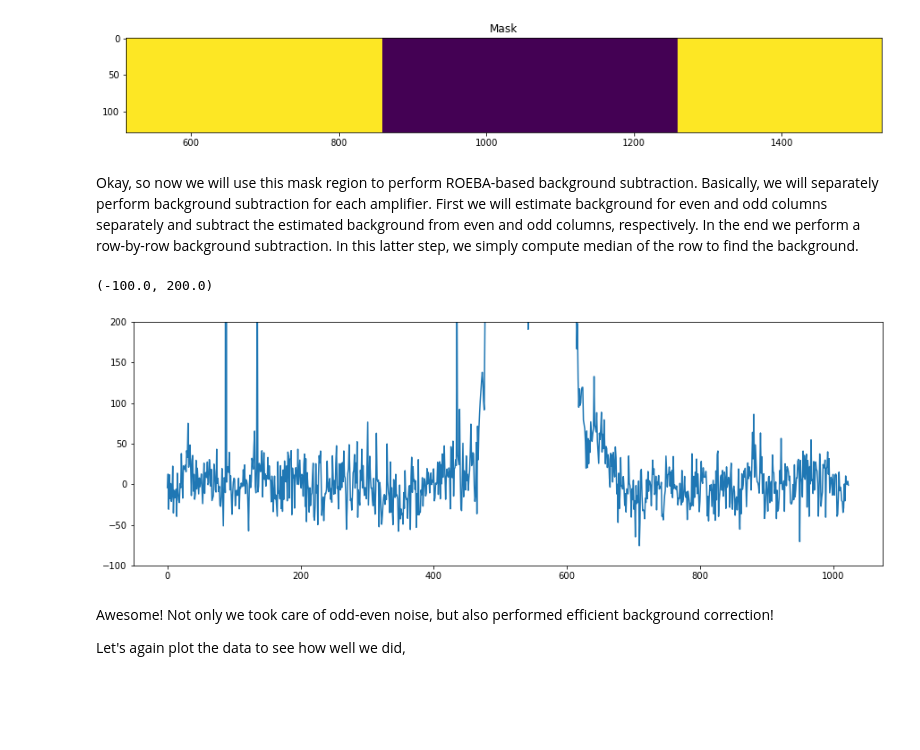
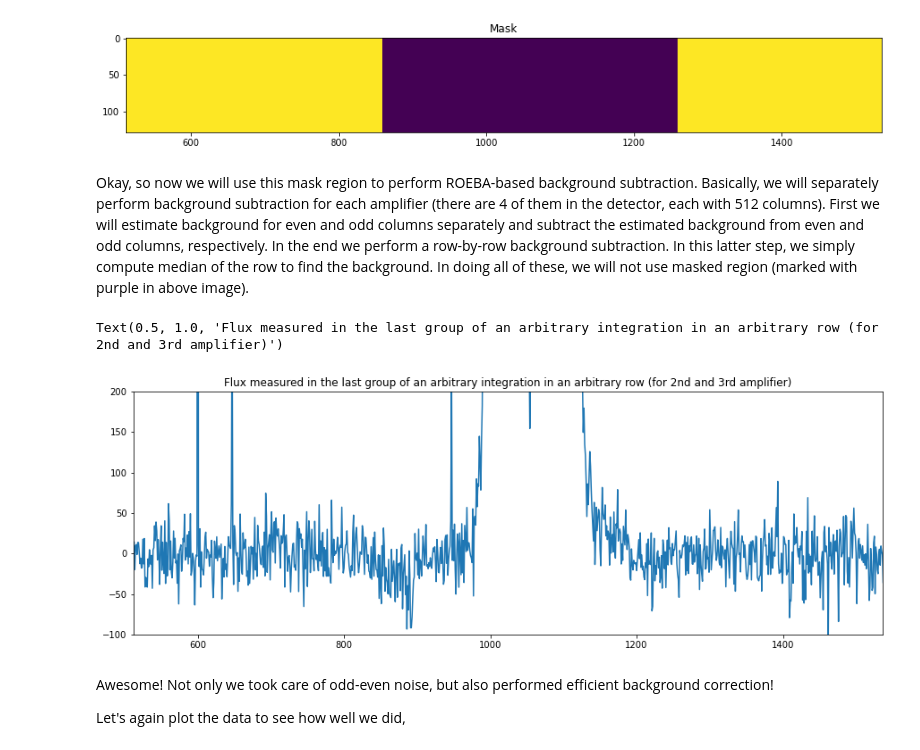
Before and after one commit to Jayshil/hat-p-14, a Jupyter notebook: NRCSW/p1.ipynb, the cells around one changed output. Cells and saved outputs as stored; diff of their text form; code cells hidden in the pictures; blank space fills up the shorter version.

```diff
--- a/NRCSW/p1.ipynb
+++ b/NRCSW/p1.ipynb
@@ -99,7 +108,7 @@ plt.xlim([512,1536])
 (512.0, 1536.0)
 [figure]
 # %% [markdown]
-Okay, so now we will use this mask region to perform ROEBA-based background subtraction. Basically, we will separately perform background subtraction for each amplifier. First we will estimate background for even and odd columns separately and subtract the estimated background from even and odd columns, respectively. In the end we perform a row-by-row background subtraction. In this latter step, we simply compute median of the row to find the background.
+Okay, so now we will use this mask region to perform ROEBA-based background subtraction. Basically, we will separately perform background subtraction for each amplifier (there are 4 of them in the detector, each with 512 columns). First we will estimate background for even and odd columns separately and subtract the estimated background from even and odd columns, respectively. In the end we perform a row-by-row background subtraction. In this latter step, we simply compute median of the row to find the background. In doing all of these, we will not use masked region (marked with purple in above image).
 # %%
 # Computing ROEBA background subtraction on _group_ level
 for integration in tqdm(range(superbias_results.data.shape[0])):
@@ -108,12 +117,13 @@ for integration in tqdm(range(superbias_results.data.shape[0])):
             utils.roeba_backgroud_sub(superbias_results.data[integration, group, :, :], m1)
 # %%
 plt.figure(figsize=(15,5))
-plt.plot(superbias_results.data[nint,-1,60,512:1536])
+plt.plot(superbias_results.data[nint,-1,60,:])
 plt.ylim([-100,200])
-#plt.xlim([100,200])
+plt.xlim([512,1536])
+plt.title('Flux measured in the last group of an arbitrary integration in an arbitrary row (for 2nd and 3rd amplifier)')
 # %% [output]
-(-100.0, 200.0)
+Text(0.5, 1.0, 'Flux measured in the last group of an arbitrary integration in an arbitrary row (for 2nd and 3rd amplifier)')
-[figure, old version]
+[figure, new version]
 # %% [markdown]
 Awesome! Not only we took care of odd-even noise, but also performed efficient background correction!
 
```
Also changed, not shown: parts of 17 cells of this notebook.
